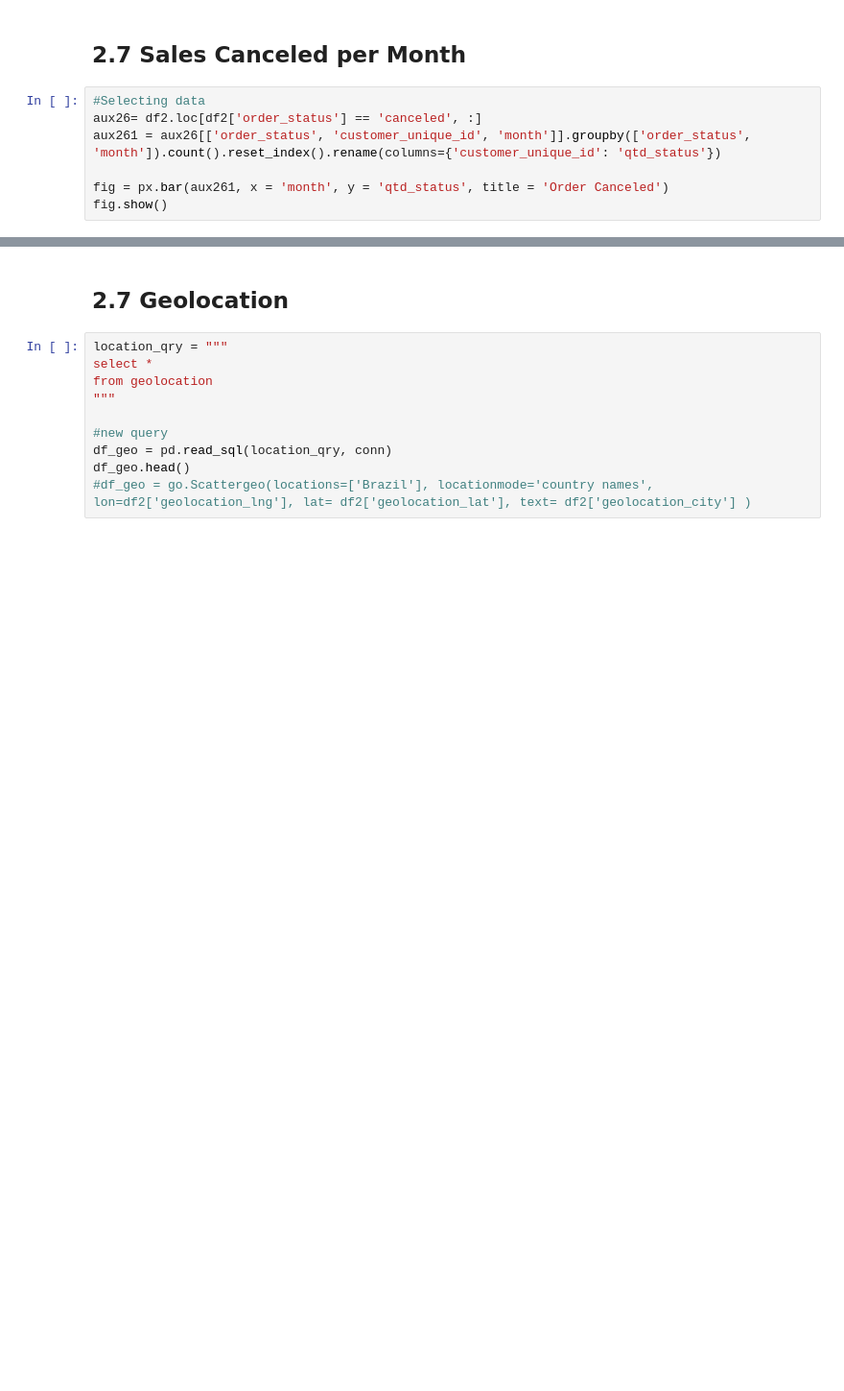
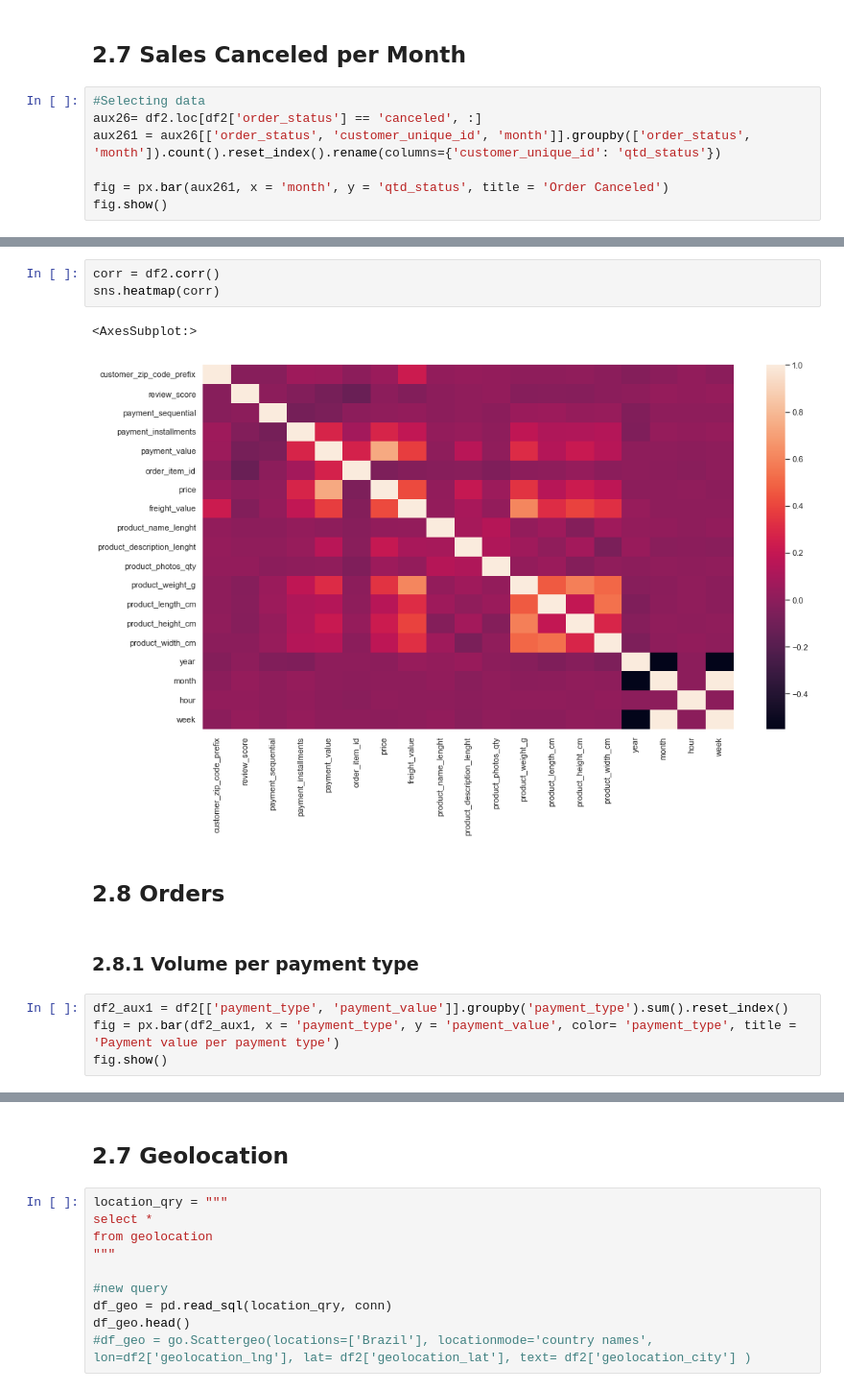
Before and after one commit to joaovictordesouzaduarte/capacitacao_limfie, a Jupyter notebook: codigo/explory_data.ipynb, the cells around one changed output, grey strips where cells are left out. Shown at 96% size. Drawn from its saved outputs; the diff is of its cells as text; blank space fills up the shorter version.

```diff
--- a/codigo/explory_data.ipynb
+++ b/codigo/explory_data.ipynb
@@ -239,0 +281,14 @@ fig.show()
+# %%
+corr = df2.corr()
+sns.heatmap(corr)
+# %% [output]
+<AxesSubplot:>
+[figure, added]
+# %% [markdown]
+## **2.8 Orders**
+# %% [markdown]
+### **2.8.1 Volume per payment type**
+# %%
+df2_aux1 = df2[['payment_type', 'payment_value']].groupby('payment_type').sum().reset_index()
+fig = px.bar(df2_aux1, x = 'payment_type', y = 'payment_value', color= 'payment_type', title = 'Payment value per payment type')
+fig.show()
```
Also changed, not shown: parts of 15 cells of this notebook.
